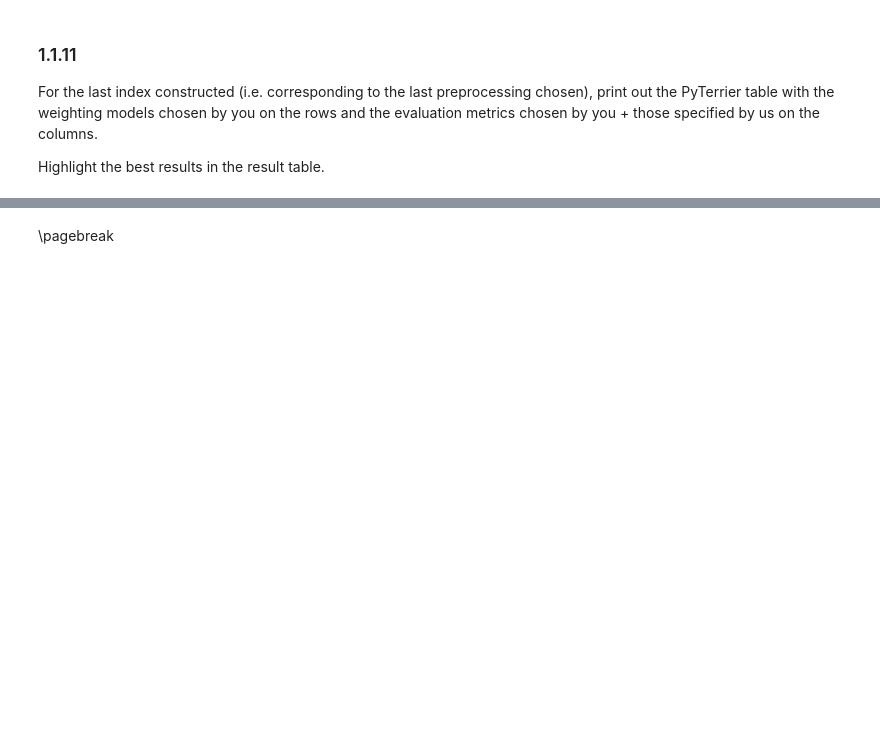
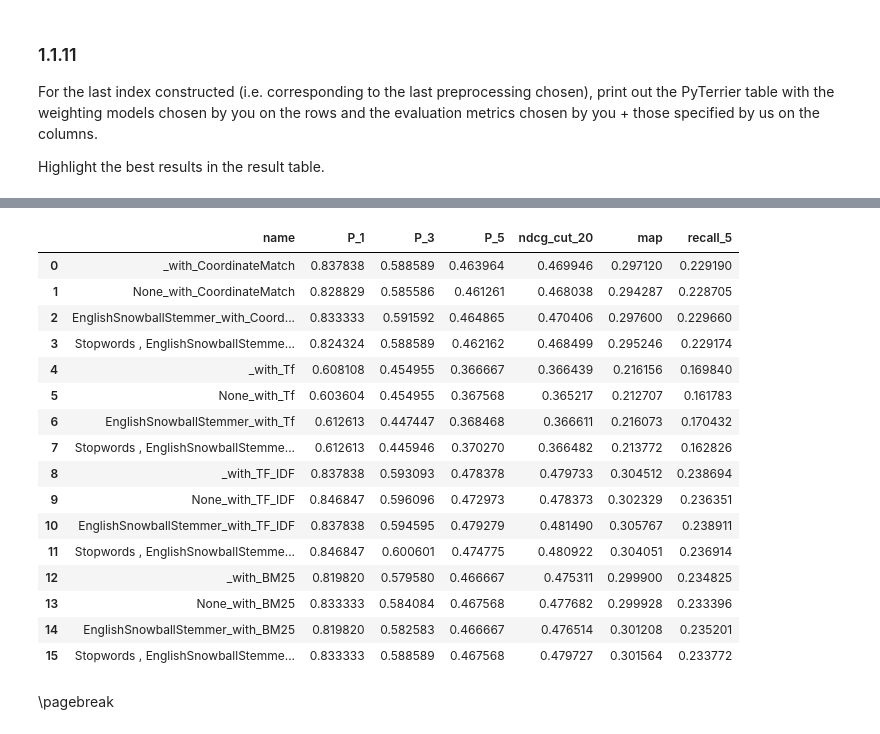
Before and after one commit to Ciambelle-Ciociare/ADM_Homework_1, a Jupyter notebook: DMT2023_HW1.ipynb, the cells around one changed output, grey strips where cells are left out. Cells and saved outputs as stored; diff of their text form; code cells hidden in the pictures; blank space fills up the shorter version.

```diff
--- a/DMT2023_HW1.ipynb
+++ b/DMT2023_HW1.ipynb
@@ -600,3 +621,23 @@ res[res['name'].str.contains(preprocessing[-1])].style.applymap(highlight_cells)
+# %%
+res
+# %% [output]
+|  | name | P_1 | P_3 | P_5 | ndcg_cut_20 | map | recall_5 |
+| 0 | _with_CoordinateMatch | 0.837838 | 0.588589 | 0.463964 | 0.469946 | 0.297120 | 0.229190 |
+| 1 | None_with_CoordinateMatch | 0.828829 | 0.585586 | 0.461261 | 0.468038 | 0.294287 | 0.228705 |
+| 2 | EnglishSnowballStemmer_with_Coord... | 0.833333 | 0.591592 | 0.464865 | 0.470406 | 0.297600 | 0.229660 |
+| 3 | Stopwords , EnglishSnowballStemme... | 0.824324 | 0.588589 | 0.462162 | 0.468499 | 0.295246 | 0.229174 |
+| 4 | _with_Tf | 0.608108 | 0.454955 | 0.366667 | 0.366439 | 0.216156 | 0.169840 |
+| 5 | None_with_Tf | 0.603604 | 0.454955 | 0.367568 | 0.365217 | 0.212707 | 0.161783 |
+| 6 | EnglishSnowballStemmer_with_Tf | 0.612613 | 0.447447 | 0.368468 | 0.366611 | 0.216073 | 0.170432 |
+| 7 | Stopwords , EnglishSnowballStemme... | 0.612613 | 0.445946 | 0.370270 | 0.366482 | 0.213772 | 0.162826 |
+| 8 | _with_TF_IDF | 0.837838 | 0.593093 | 0.478378 | 0.479733 | 0.304512 | 0.238694 |
+| 9 | None_with_TF_IDF | 0.846847 | 0.596096 | 0.472973 | 0.478373 | 0.302329 | 0.236351 |
+| 10 | EnglishSnowballStemmer_with_TF_IDF | 0.837838 | 0.594595 | 0.479279 | 0.481490 | 0.305767 | 0.238911 |
+| 11 | Stopwords , EnglishSnowballStemme... | 0.846847 | 0.600601 | 0.474775 | 0.480922 | 0.304051 | 0.236914 |
+| 12 | _with_BM25 | 0.819820 | 0.579580 | 0.466667 | 0.475311 | 0.299900 | 0.234825 |
+| 13 | None_with_BM25 | 0.833333 | 0.584084 | 0.467568 | 0.477682 | 0.299928 | 0.233396 |
+| 14 | EnglishSnowballStemmer_with_BM25 | 0.819820 | 0.582583 | 0.466667 | 0.476514 | 0.301208 | 0.235201 |
+| 15 | Stopwords , EnglishSnowballStemme... | 0.833333 | 0.588589 | 0.467568 | 0.479727 | 0.301564 | 0.233772 |
 # %% [markdown]
 <div style="page-break-after: always; visibility: hidden">
 \pagebreak
```
Also changed, not shown: parts of 6 cells of this notebook.
